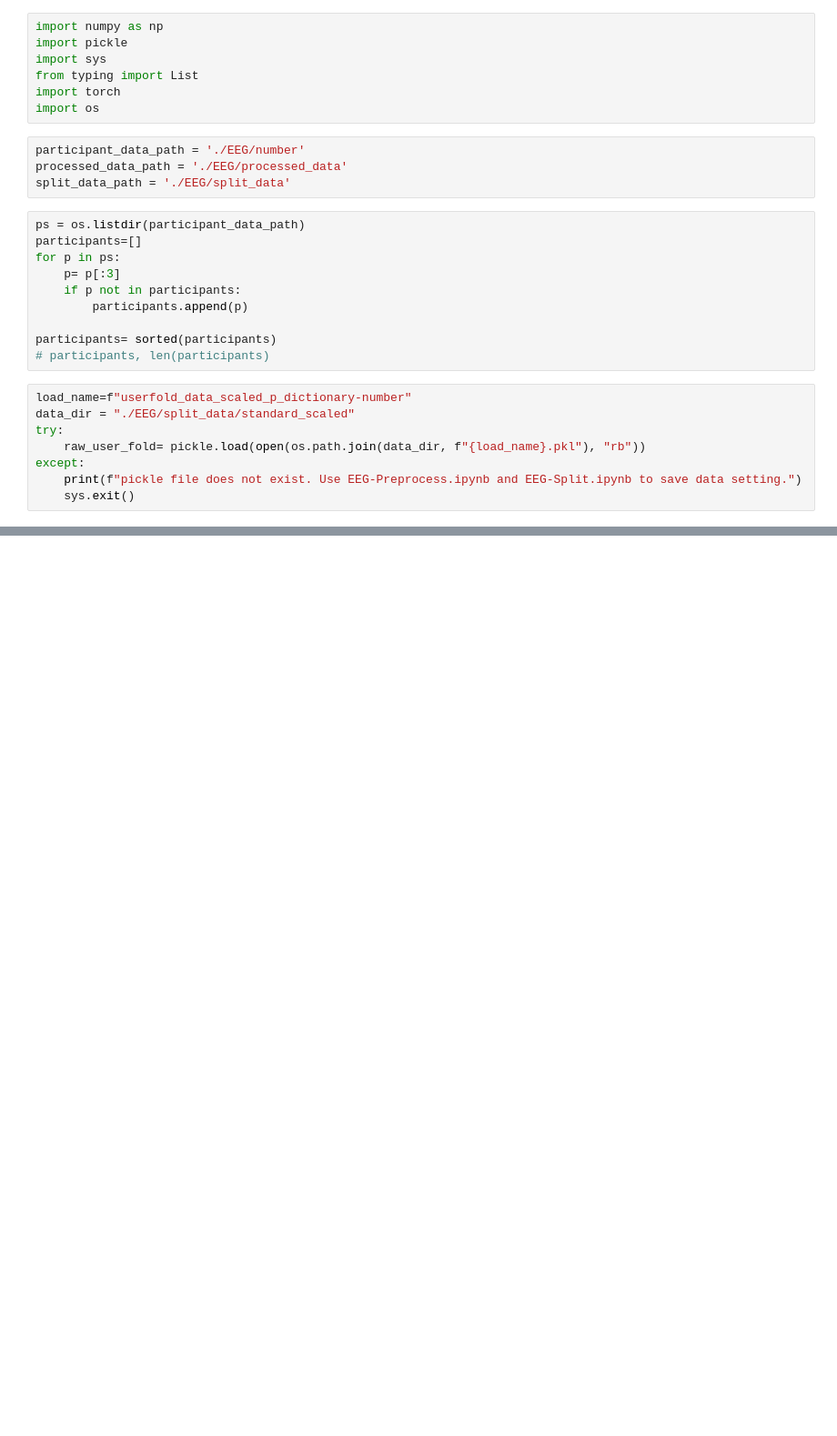
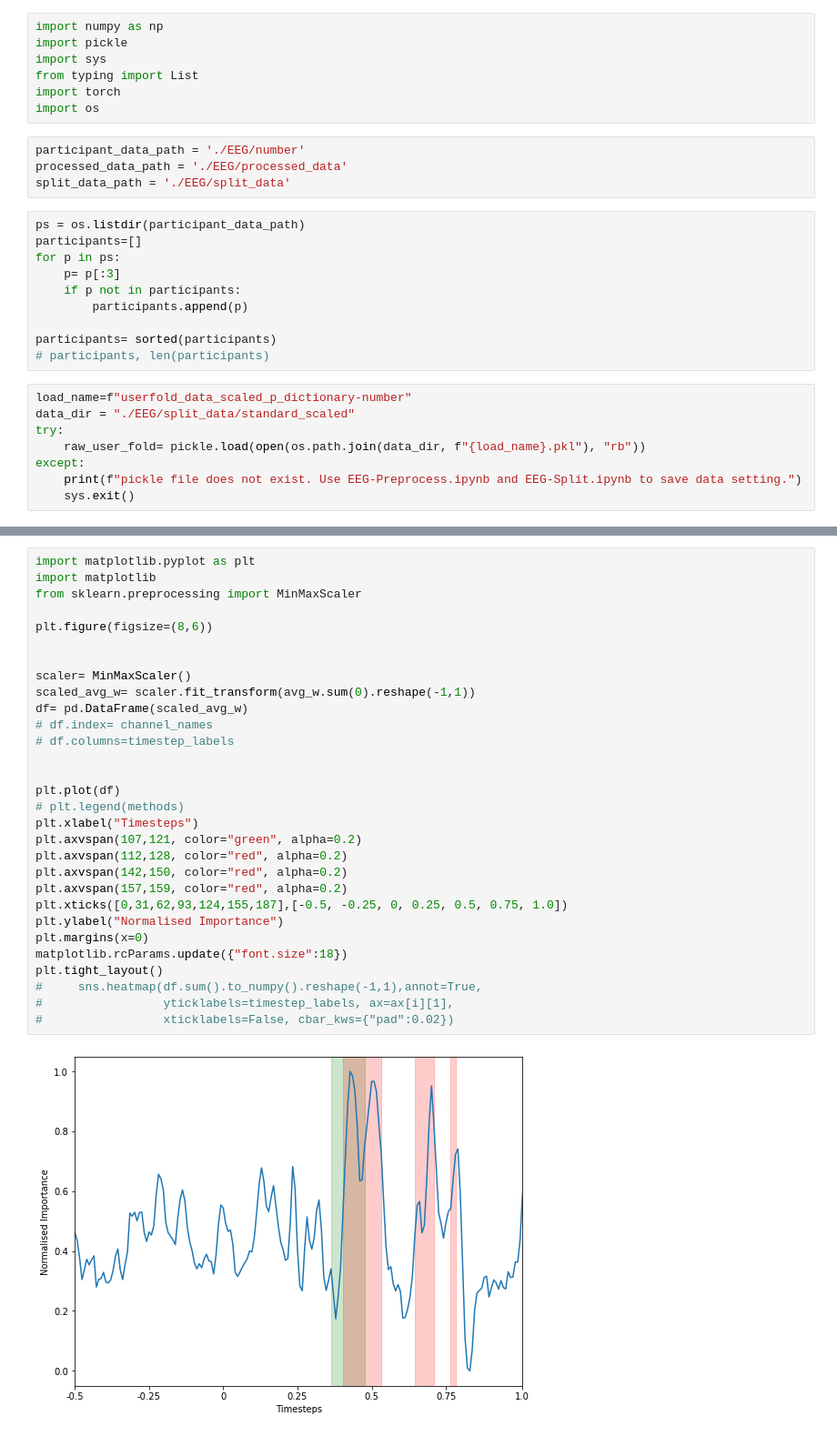
Before and after one commit to thehcclab/pairwise-importance-estimate-extension-with-time-series-adaptation, a Jupyter notebook: EEG-ModelTraining-Weight.ipynb, the cells around one changed output, grey strips where cells are left out. Shown at 91% size. Drawn from its saved outputs; the diff is of its cells as text; blank space fills up the shorter version.

```diff
--- a/EEG-ModelTraining-Weight.ipynb
+++ b/EEG-ModelTraining-Weight.ipynb
@@ -225,0 +316,32 @@ S20         0.850340         0.333333
+# %%
+import matplotlib.pyplot as plt
+import matplotlib
+from sklearn.preprocessing import MinMaxScaler
+
+plt.figure(figsize=(8,6))
+
+
+scaler= MinMaxScaler()
+scaled_avg_w= scaler.fit_transform(avg_w.sum(0).reshape(-1,1))
+df= pd.DataFrame(scaled_avg_w)
+# df.index= channel_names
+# df.columns=timestep_labels
+
+
+plt.plot(df)
+# plt.legend(methods)
+plt.xlabel("Timesteps")
+plt.axvspan(107,121, color="green", alpha=0.2)
+plt.axvspan(112,128, color="red", alpha=0.2)
+plt.axvspan(142,150, color="red", alpha=0.2)
+plt.axvspan(157,159, color="red", alpha=0.2)
+plt.xticks([0,31,62,93,124,155,187],[-0.5, -0.25, 0, 0.25, 0.5, 0.75, 1.0])
+plt.ylabel("Normalised Importance")
+plt.margins(x=0)
+matplotlib.rcParams.update({"font.size":18})
+plt.tight_layout()
+#     sns.heatmap(df.sum().to_numpy().reshape(-1,1),annot=True,
+#                 yticklabels=timestep_labels, ax=ax[i][1],
+#                 xticklabels=False, cbar_kws={"pad":0.02})
+# %% [output]
+[figure, added]
```
Also changed, not shown: parts of 7 cells of this notebook, 4 other files.
